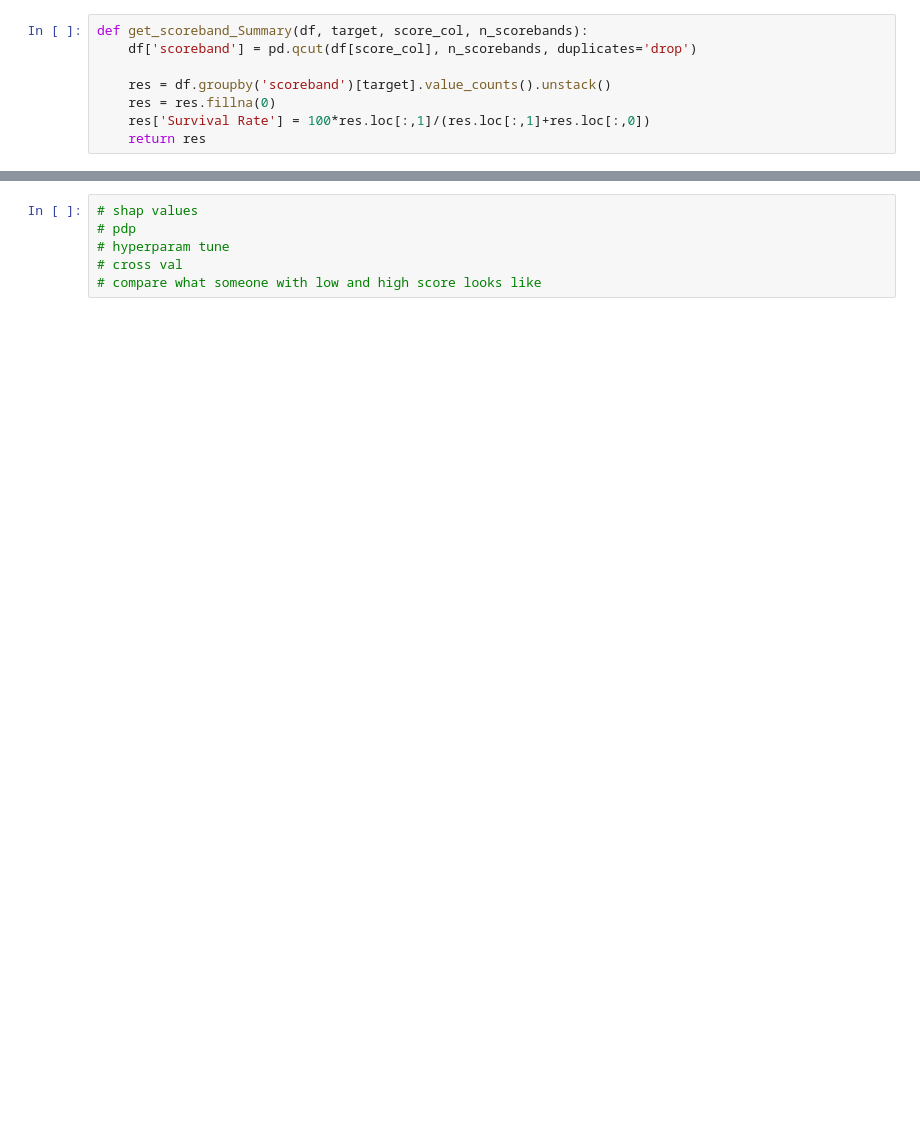
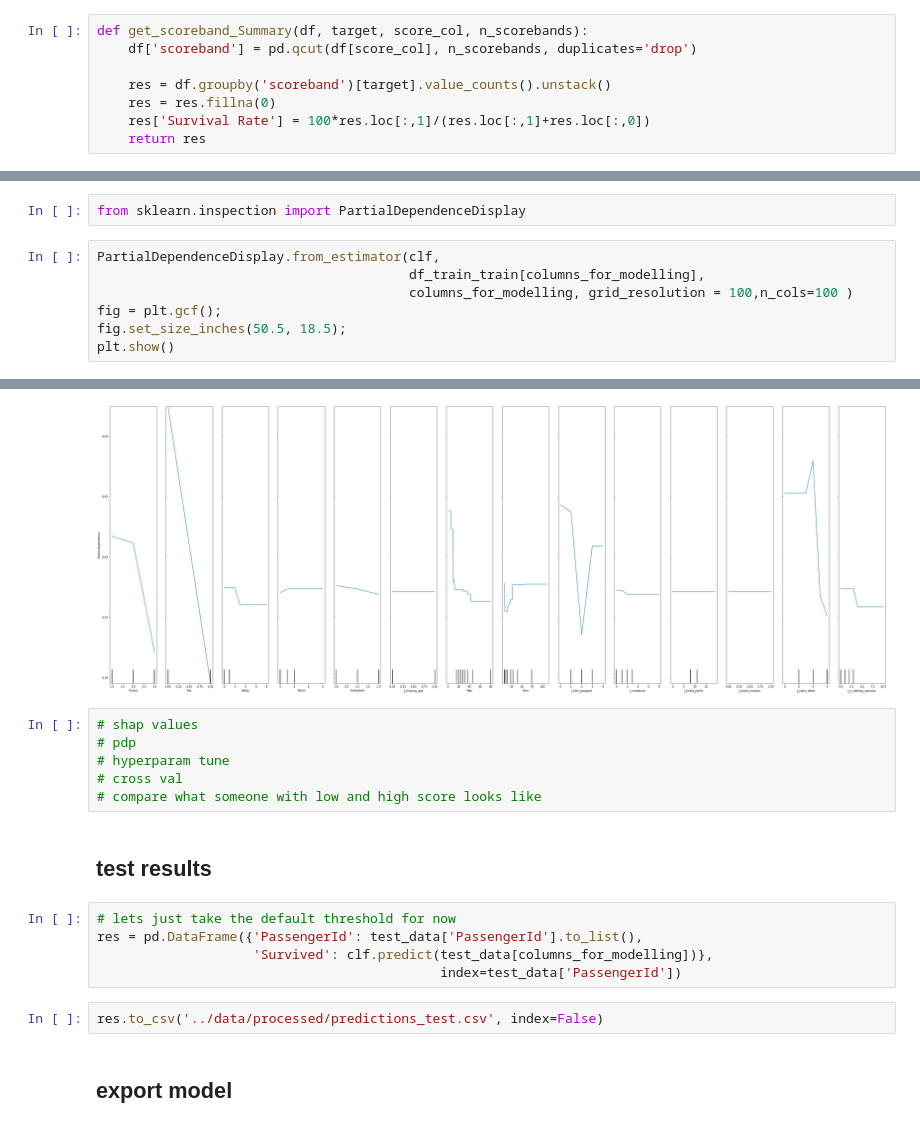
Before and after one commit to jackg1787/titanic_ml, a Jupyter notebook: notebooks/3. make a model.ipynb, the cells around one changed output, grey strips where cells are left out. Drawn from its saved outputs; the diff is of its cells as text; blank space fills up the shorter version.

```diff
--- a/notebooks/3. make a model.ipynb
+++ b/notebooks/3. make a model.ipynb
@@ -175,0 +219,10 @@ fnc.plot_distro_per_cat(data[data['train_val']=='train'], 'clf_score', 'Survived
+# %%
+from sklearn.inspection import PartialDependenceDisplay
+# %%
+PartialDependenceDisplay.from_estimator(clf,
+                                        df_train_train[columns_for_modelling],
+                                        columns_for_modelling, grid_resolution = 100,n_cols=100 )
+fig = plt.gcf();
+fig.set_size_inches(50.5, 18.5);
+plt.show()
+# %% [output]
@@ -176,6 +230,18 @@ fnc.plot_distro_per_cat(data[data['train_val']=='train'], 'clf_score', 'Survived
+[figure, added]
 # %%
 # shap values
 # pdp
 # hyperparam tune
 # cross val
 # compare what someone with low and high score looks like
+# %% [markdown]
+## test results
+# %%
+# lets just take the default threshold for now
+res = pd.DataFrame({'PassengerId': test_data['PassengerId'].to_list(),
+                    'Survived': clf.predict(test_data[columns_for_modelling])},
+                                            index=test_data['PassengerId'])
+# %%
+res.to_csv('../data/processed/predictions_test.csv', index=False)
+# %% [markdown]
+## export model
```
Also changed, not shown: parts of 28 cells of this notebook, 5 other files.
